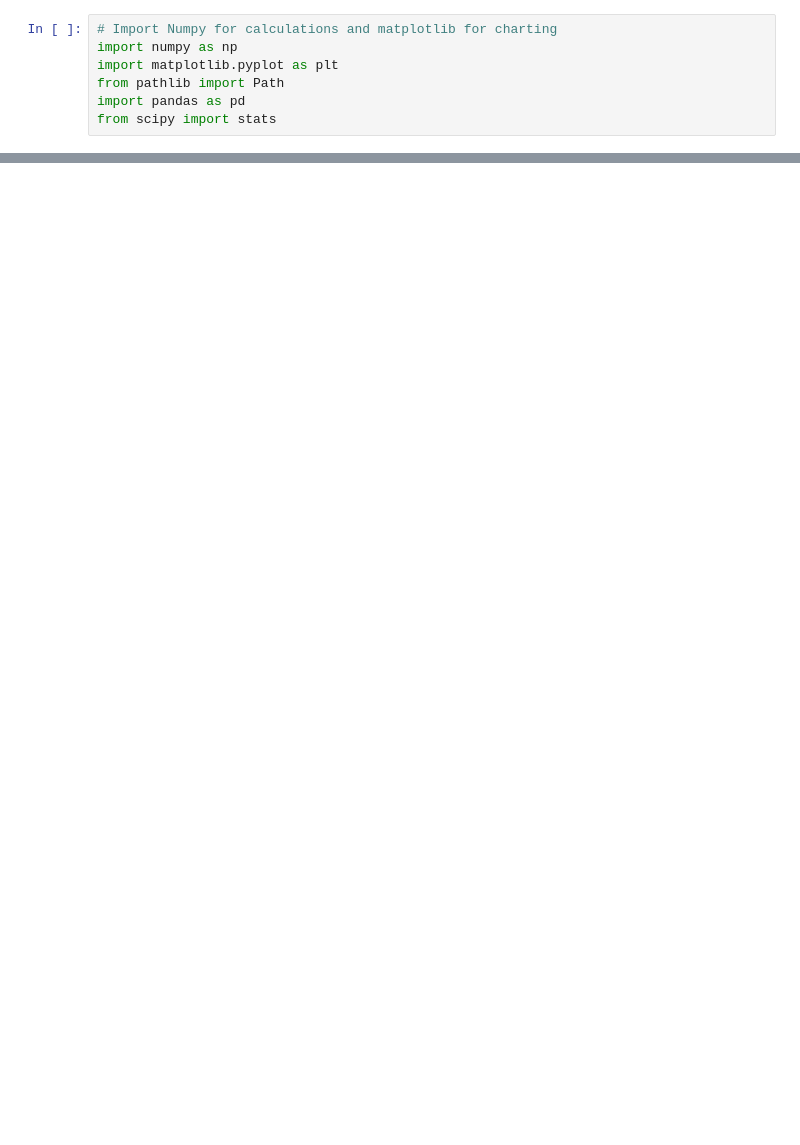
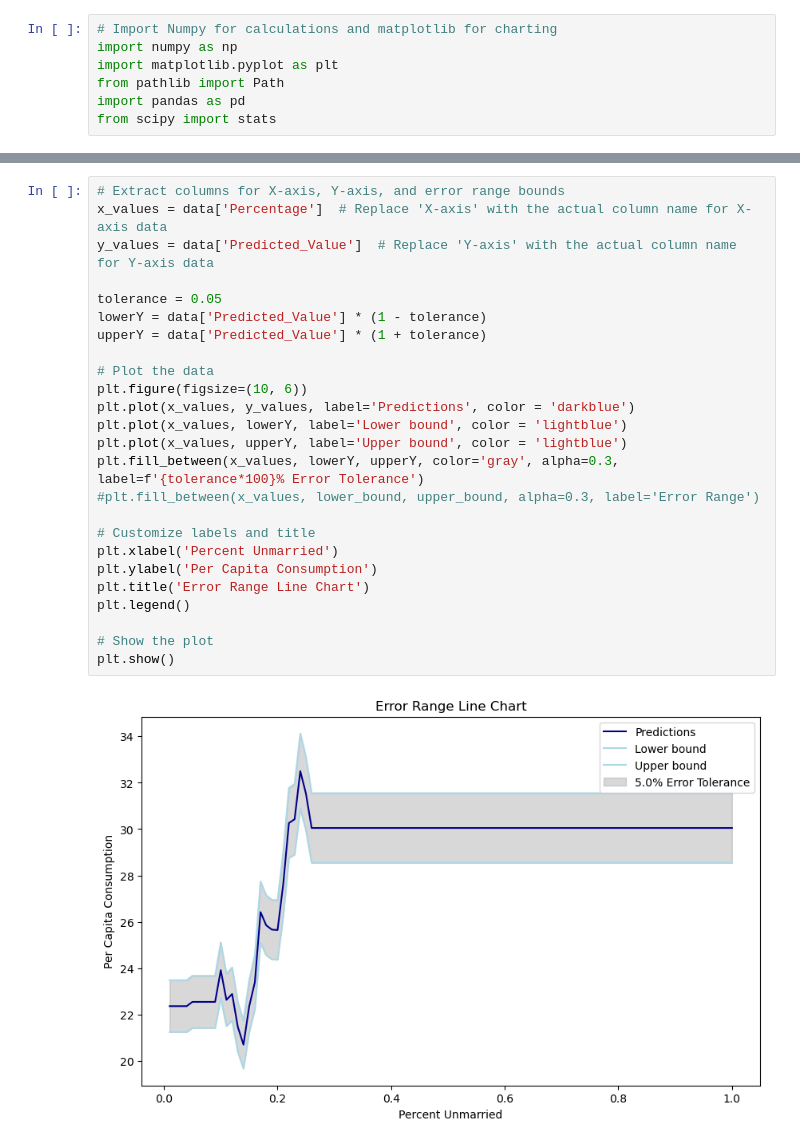
Before and after one commit to zqcushma/Project-4, a Jupyter notebook: Project4.ipynb, the cells around one changed output, grey strips where cells are left out. Drawn from its saved outputs; the diff is of its cells as text; blank space fills up the shorter version.

```diff
--- a/Project4.ipynb
+++ b/Project4.ipynb
@@ -90,0 +85,27 @@ plt.show()
+# %%
+# Extract columns for X-axis, Y-axis, and error range bounds
+x_values = data['Percentage']  # Replace 'X-axis' with the actual column name for X-axis data
+y_values = data['Predicted_Value']  # Replace 'Y-axis' with the actual column name for Y-axis data
+
+tolerance = 0.05
+lowerY = data['Predicted_Value'] * (1 - tolerance)
+upperY = data['Predicted_Value'] * (1 + tolerance)
+
+# Plot the data
+plt.figure(figsize=(10, 6))
+plt.plot(x_values, y_values, label='Predictions', color = 'darkblue')
+plt.plot(x_values, lowerY, label='Lower bound', color = 'lightblue')
+plt.plot(x_values, upperY, label='Upper bound', color = 'lightblue')
+plt.fill_between(x_values, lowerY, upperY, color='gray', alpha=0.3, label=f'{tolerance*100}% Error Tolerance')
+#plt.fill_between(x_values, lower_bound, upper_bound, alpha=0.3, label='Error Range')
+
+# Customize labels and title
+plt.xlabel('Percent Unmarried')
+plt.ylabel('Per Capita Consumption')
+plt.title('Error Range Line Chart')
+plt.legend()
+
+# Show the plot
+plt.show()
+# %% [output]
+[figure, added]
```
Also changed, not shown: parts of 3 cells of this notebook, 3 other files.
